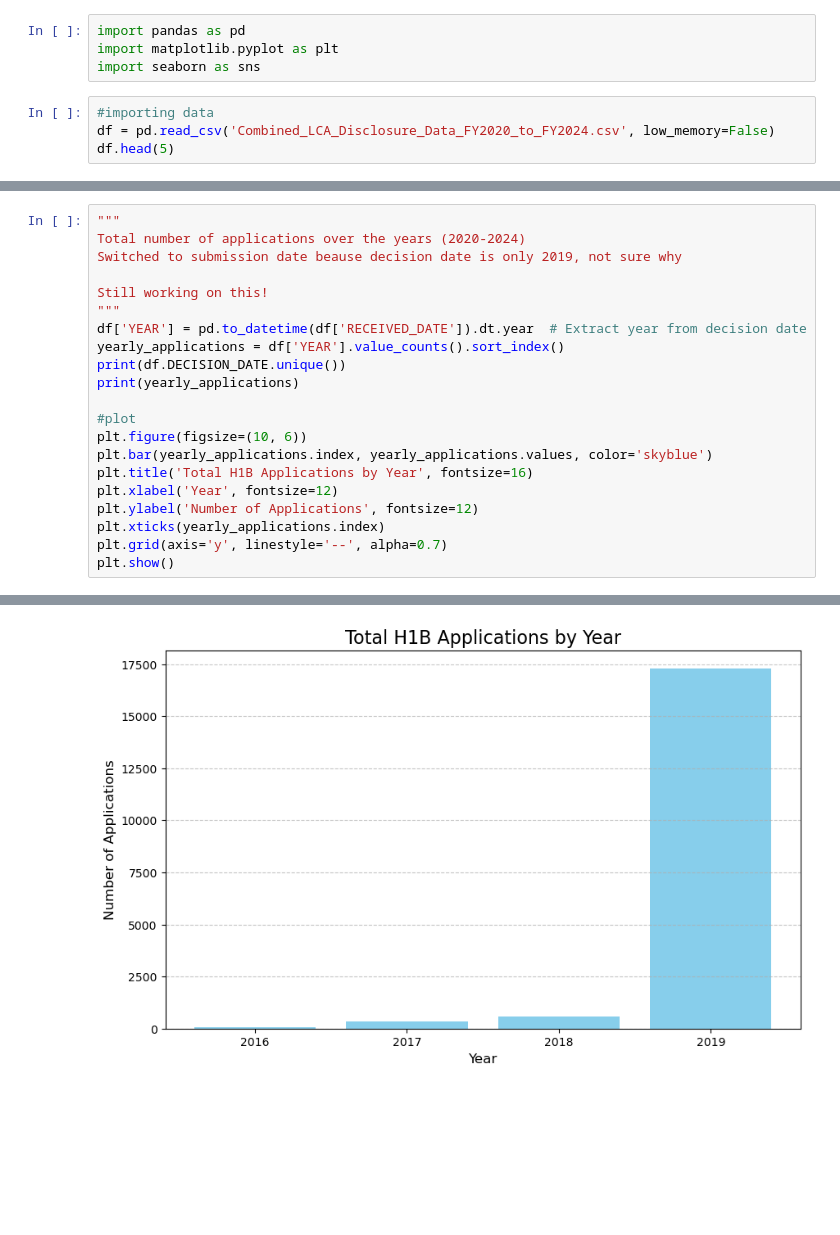
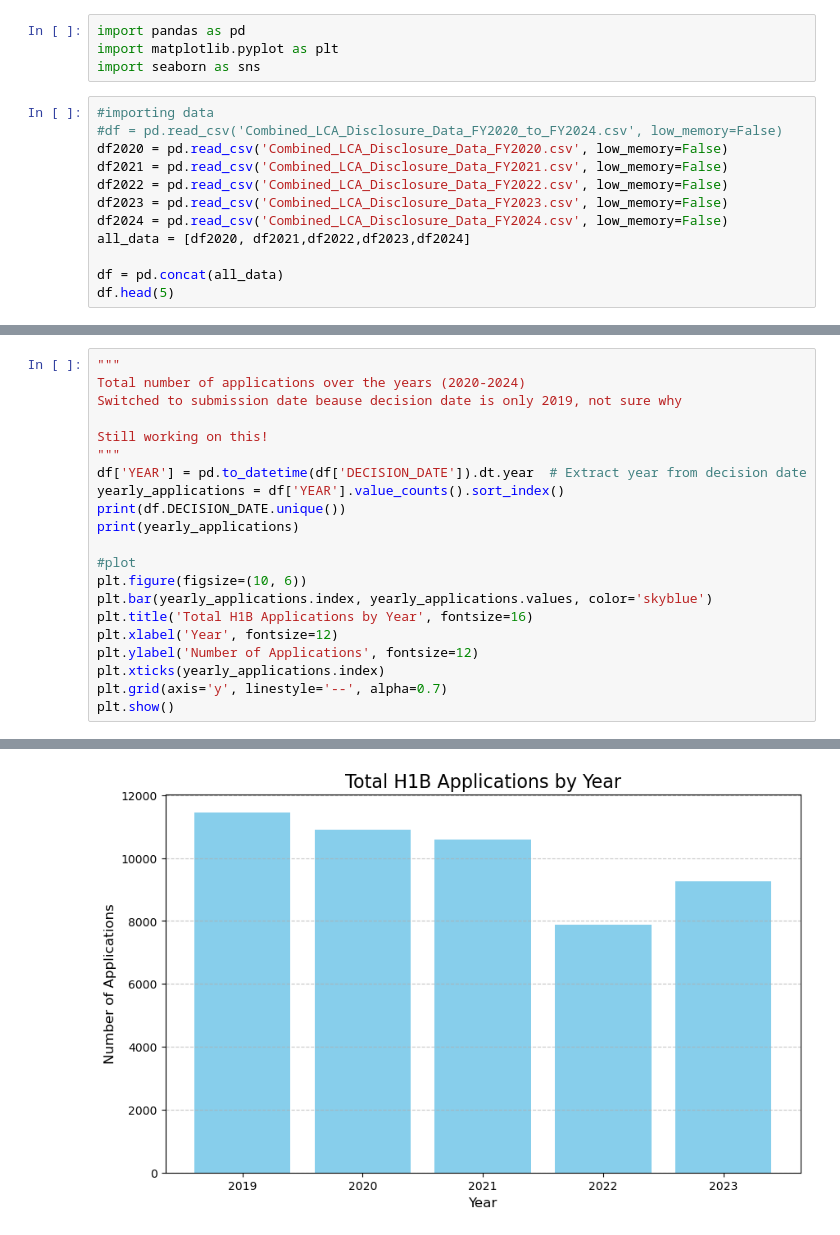
Before and after one commit to chm011/Capstone, a Jupyter notebook: 01_Data_Exploration.ipynb, the cells around one changed output, grey strips where cells are left out. Saved outputs shown, nothing was run; the diff lists cells and outputs as text; blank space fills up the shorter version.

```diff
--- a/01_Data_Exploration.ipynb
+++ b/01_Data_Exploration.ipynb
@@ -4,7 +4,15 @@ import matplotlib.pyplot as plt
 import seaborn as sns
 # %%
 #importing data
-df = pd.read_csv('Combined_LCA_Disclosure_Data_FY2020_to_FY2024.csv', low_memory=False)
+#df = pd.read_csv('Combined_LCA_Disclosure_Data_FY2020_to_FY2024.csv', low_memory=False)
+df2020 = pd.read_csv('Combined_LCA_Disclosure_Data_FY2020.csv', low_memory=False)
+df2021 = pd.read_csv('Combined_LCA_Disclosure_Data_FY2021.csv', low_memory=False)
+df2022 = pd.read_csv('Combined_LCA_Disclosure_Data_FY2022.csv', low_memory=False)
+df2023 = pd.read_csv('Combined_LCA_Disclosure_Data_FY2023.csv', low_memory=False)
+df2024 = pd.read_csv('Combined_LCA_Disclosure_Data_FY2024.csv', low_memory=False)
+all_data = [df2020, df2021,df2022,df2023,df2024]
+
+df = pd.concat(all_data)
 df.head(5)
 # %% [output]
 |  | CASE_NUMBER | CASE_STATUS | RECEIVED_DATE | DECISION_DATE | ORIGINAL_CERT_DATE | VISA_CLASS | JOB_TITLE | ... |
@@ -72,7 +80,7 @@ Switched to submission date beause decision date is only 2019, not sure why
 
 Still working on this!
 """
-df['YEAR'] = pd.to_datetime(df['RECEIVED_DATE']).dt.year  # Extract year from decision date
+df['YEAR'] = pd.to_datetime(df['DECISION_DATE']).dt.year  # Extract year from decision date
 yearly_applications = df['YEAR'].value_counts().sort_index()
 print(df.DECISION_DATE.unique())
 print(yearly_applications)
@@ -99,5 +112,5 @@ YEAR
 Name: count, dtype: int64
-[figure, old version]
+[figure, new version]
 # %%
 # Distribution of case statuses
 case_status_counts = df['CASE_STATUS'].value_counts()
```
Also changed, not shown: parts of 13 cells of this notebook.
